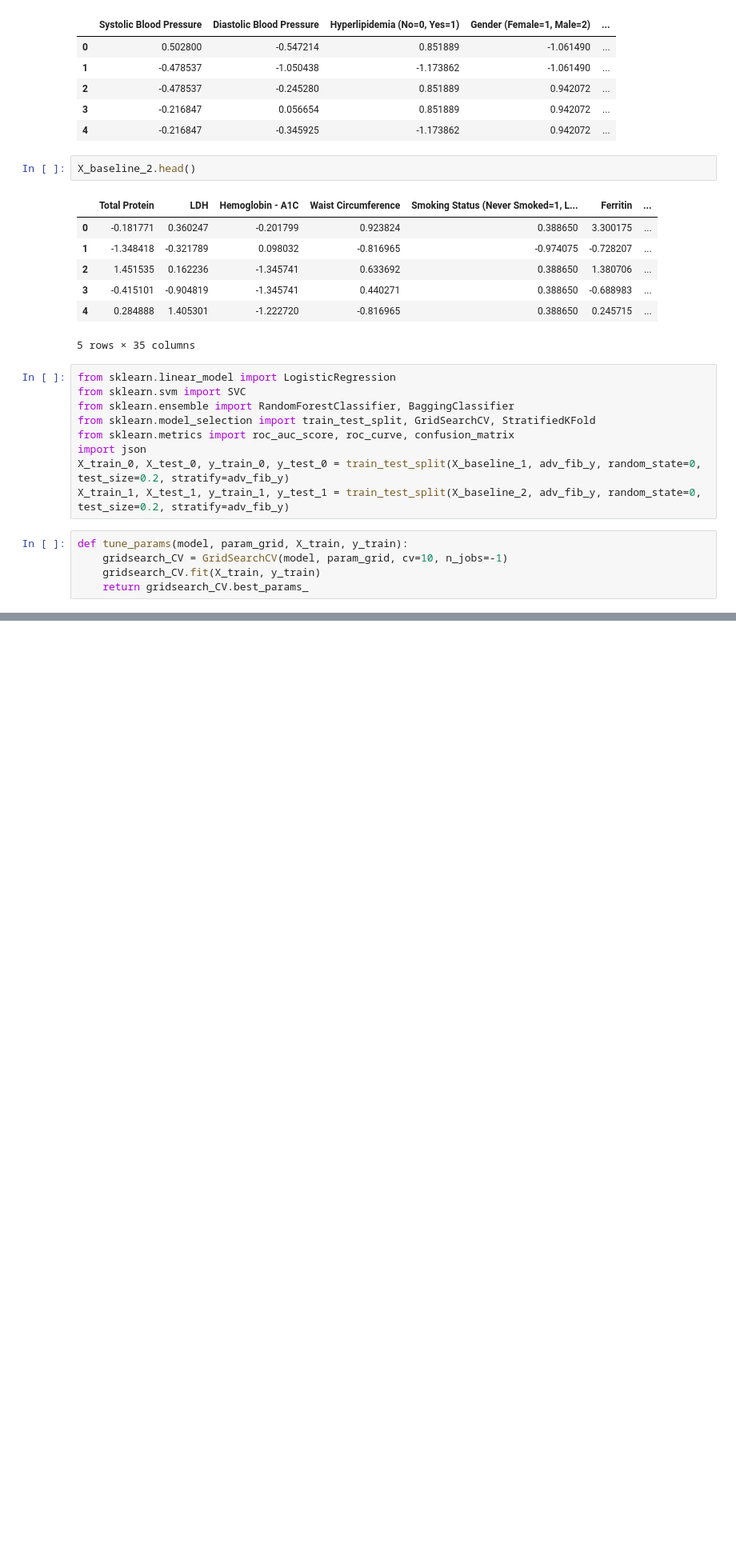
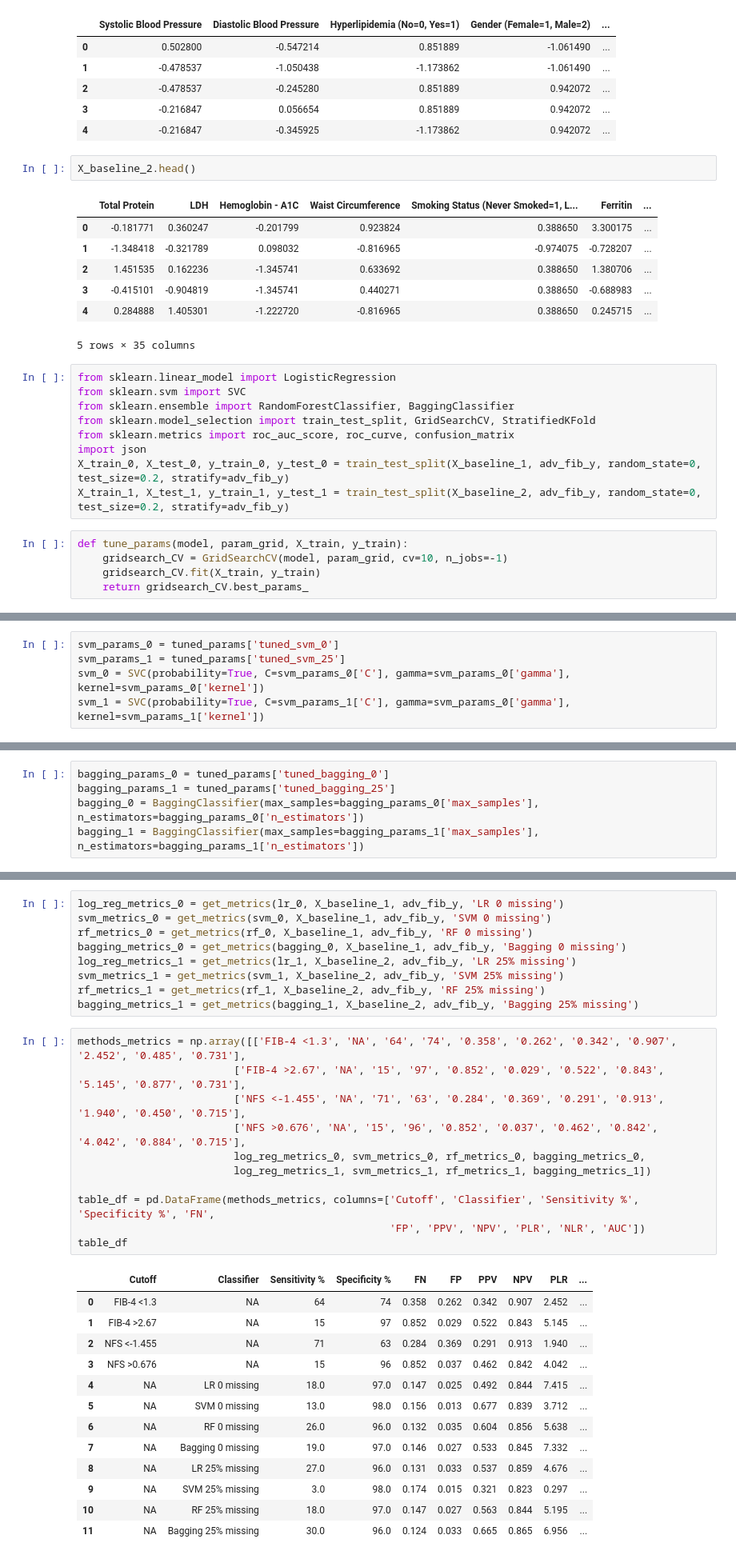
Before and after one commit to ali0jn/Nonalcoholic-Fatty-Liver-Disease, a Jupyter notebook: NAFLD_further_analysis.ipynb, the cells around one changed output, grey strips where cells are left out. Shown at 80% size. Saved outputs shown, nothing was run; the diff lists cells and outputs as text; blank space fills up the shorter version.

```diff
--- a/NAFLD_further_analysis.ipynb
+++ b/NAFLD_further_analysis.ipynb
@@ -164,0 +182,5 @@ with open('svm_tuned_params.json', 'w') as file:
+# %%
+svm_params_0 = tuned_params['tuned_svm_0']
+svm_params_1 = tuned_params['tuned_svm_25']
+svm_0 = SVC(probability=True, C=svm_params_0['C'], gamma=svm_params_0['gamma'], kernel=svm_params_0['kernel'])
+svm_1 = SVC(probability=True, C=svm_params_1['C'], gamma=svm_params_0['gamma'], kernel=svm_params_1['kernel'])
@@ -164,0 +192,5 @@ with open('svm_tuned_params.json', 'w') as file:
+# %%
+bagging_params_0 = tuned_params['tuned_bagging_0']
+bagging_params_1 = tuned_params['tuned_bagging_25']
+bagging_0 = BaggingClassifier(max_samples=bagging_params_0['max_samples'], n_estimators=bagging_params_0['n_estimators'])
+bagging_1 = BaggingClassifier(max_samples=bagging_params_1['max_samples'], n_estimators=bagging_params_1['n_estimators'])
@@ -164,0 +233,34 @@ with open('svm_tuned_params.json', 'w') as file:
+# %%
+log_reg_metrics_0 = get_metrics(lr_0, X_baseline_1, adv_fib_y, 'LR 0 missing')
+svm_metrics_0 = get_metrics(svm_0, X_baseline_1, adv_fib_y, 'SVM 0 missing')
+rf_metrics_0 = get_metrics(rf_0, X_baseline_1, adv_fib_y, 'RF 0 missing')
+bagging_metrics_0 = get_metrics(bagging_0, X_baseline_1, adv_fib_y, 'Bagging 0 missing')
+log_reg_metrics_1 = get_metrics(lr_1, X_baseline_2, adv_fib_y, 'LR 25% missing')
+svm_metrics_1 = get_metrics(svm_1, X_baseline_2, adv_fib_y, 'SVM 25% missing')
+rf_metrics_1 = get_metrics(rf_1, X_baseline_2, adv_fib_y, 'RF 25% missing')
+bagging_metrics_1 = get_metrics(bagging_1, X_baseline_2, adv_fib_y, 'Bagging 25% missing')
+# %%
+methods_metrics = np.array([['FIB-4 <1.3', 'NA', '64', '74', '0.358', '0.262', '0.342', '0.907', '2.452', '0.485', '0.731'],
+                         ['FIB-4 >2.67', 'NA', '15', '97', '0.852', '0.029', '0.522', '0.843', '5.145', '0.877', '0.731'],
+                         ['NFS <-1.455', 'NA', '71', '63', '0.284', '0.369', '0.291', '0.913', '1.940', '0.450', '0.715'],
+                         ['NFS >0.676', 'NA', '15', '96', '0.852', '0.037', '0.462', '0.842', '4.042', '0.884', '0.715'],
+                         log_reg_metrics_0, svm_metrics_0, rf_metrics_0, bagging_metrics_0,
+                         log_reg_metrics_1, svm_metrics_1, rf_metrics_1, bagging_metrics_1])
+
+table_df = pd.DataFrame(methods_metrics, columns=['Cutoff', 'Classifier', 'Sensitivity %', 'Specificity %', 'FN',
+                                                  'FP', 'PPV', 'NPV', 'PLR', 'NLR', 'AUC'])
+table_df
+# %% [output]
+|  | Cutoff | Classifier | Sensitivity % | Specificity % | FN | FP | PPV | NPV | PLR | ... |
+| 0 | FIB-4 <1.3 | NA | 64 | 74 | 0.358 | 0.262 | 0.342 | 0.907 | 2.452 | ... |
+| 1 | FIB-4 >2.67 | NA | 15 | 97 | 0.852 | 0.029 | 0.522 | 0.843 | 5.145 | ... |
+| 2 | NFS <-1.455 | NA | 71 | 63 | 0.284 | 0.369 | 0.291 | 0.913 | 1.940 | ... |
+| 3 | NFS >0.676 | NA | 15 | 96 | 0.852 | 0.037 | 0.462 | 0.842 | 4.042 | ... |
+| 4 | NA | LR 0 missing | 18.0 | 97.0 | 0.147 | 0.025 | 0.492 | 0.844 | 7.415 | ... |
+| 5 | NA | SVM 0 missing | 13.0 | 98.0 | 0.156 | 0.013 | 0.677 | 0.839 | 3.712 | ... |
+| 6 | NA | RF 0 missing | 26.0 | 96.0 | 0.132 | 0.035 | 0.604 | 0.856 | 5.638 | ... |
+| 7 | NA | Bagging 0 missing | 19.0 | 97.0 | 0.146 | 0.027 | 0.533 | 0.845 | 7.332 | ... |
+| 8 | NA | LR 25% missing | 27.0 | 96.0 | 0.131 | 0.033 | 0.537 | 0.859 | 4.676 | ... |
+| 9 | NA | SVM 25% missing | 3.0 | 98.0 | 0.174 | 0.015 | 0.321 | 0.823 | 0.297 | ... |
+| 10 | NA | RF 25% missing | 18.0 | 97.0 | 0.147 | 0.027 | 0.563 | 0.844 | 5.195 | ... |
+| 11 | NA | Bagging 25% missing | 30.0 | 96.0 | 0.124 | 0.033 | 0.665 | 0.865 | 6.956 | ... |
```
Also changed, not shown: parts of 12 cells of this notebook, 3 other files.
